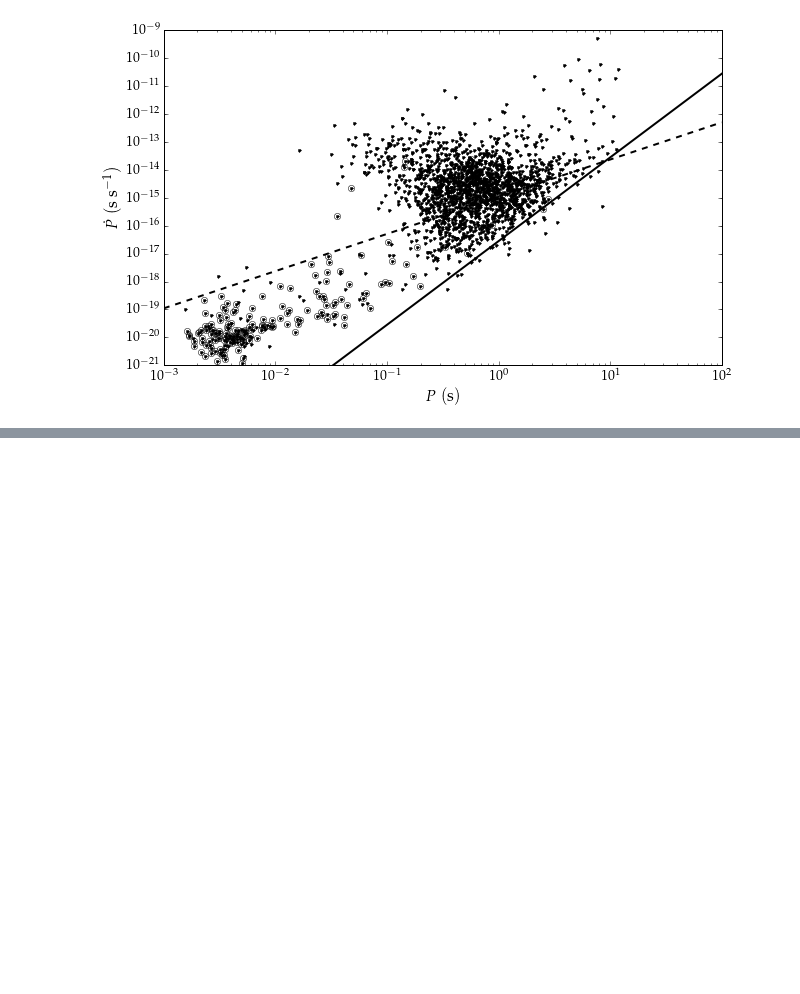
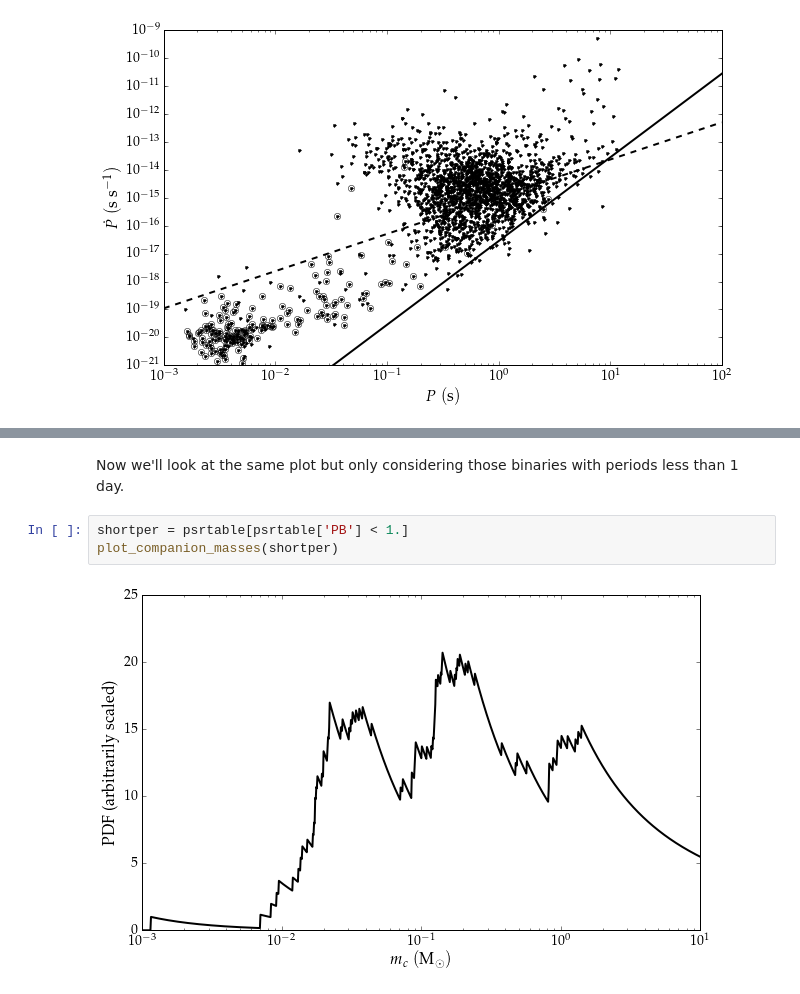
Before and after one commit to astrophysically/ATNF-Pulsar-Cat, a Jupyter notebook: ATNF.ipynb, the cells around one changed output, grey strips where cells are left out. Saved outputs shown, nothing was run; the diff lists cells and outputs as text; blank space fills up the shorter version.

```diff
--- a/ATNF.ipynb
+++ b/ATNF.ipynb
@@ -244,0 +309,7 @@ plt.ylabel(r'$\dot{P}\ {\rm(s\ s^{-1})}$', fontsize=16)
+# %% [markdown]
+Now we'll look at the same plot but only considering those binaries with periods less than 1 day.
+# %%
+shortper = psrtable[psrtable['PB'] < 1.]
+plot_companion_masses(shortper)
+# %% [output]
+[figure, added]
```
Also changed, not shown: parts of 8 cells of this notebook, 1 other file.
